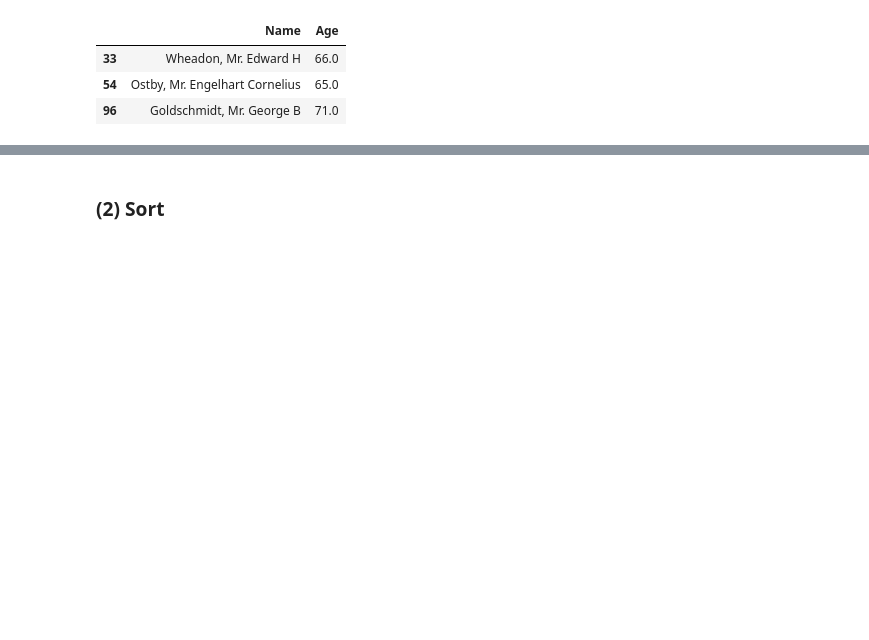
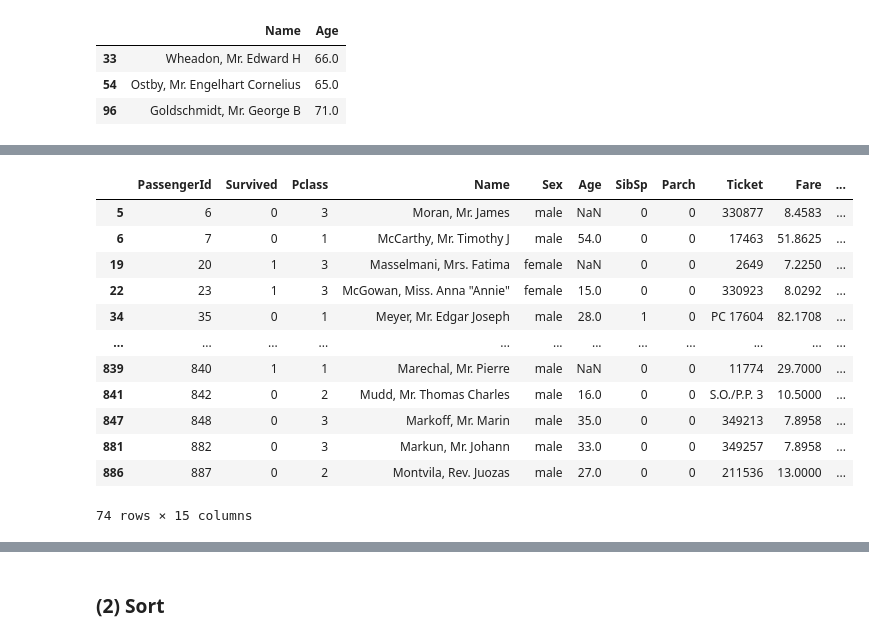
Before and after one commit to hjben/adp, a Jupyter notebook: 01_codebook_DATAFRAME.ipynb, the cells around one changed output, grey strips where cells are left out. Drawn from its saved outputs; the diff is of its cells as text; code cells hidden in the pictures; blank space fills up the shorter version.

```diff
--- a/01_codebook_DATAFRAME.ipynb
+++ b/01_codebook_DATAFRAME.ipynb
@@ -866,0 +971,3 @@ score
+# %%
+titanic_df['Age_0'] = 0
+titanic_df.head(3)
@@ -1579,3 +1704,19 @@ titanic_df[ (titanic_df['Age'] > 60) & (titanic_df['Pclass']==1) & (titanic_df['
 |  | PassengerId | Survived | Pclass | Name | Sex | Age | SibSp | Parch | Ticket | Fare | ... |
 | 275 | 276 | 1 | 1 | Andrews, Miss. Kornelia Theodosia | female | 63.0 | 1 | 0 | 13502 | 77.9583 | ... |
 | 829 | 830 | 1 | 1 | Stone, Mrs. George Nelson (Martha... | female | 62.0 | 0 | 0 | 113572 | 80.0000 | ... |
+# %%
+titanic_df[titanic_df['Name'].str.startswith('M')]
+# %% [output]
+|  | PassengerId | Survived | Pclass | Name | Sex | Age | SibSp | Parch | Ticket | Fare | ... |
+| 5 | 6 | 0 | 3 | Moran, Mr. James | male | NaN | 0 | 0 | 330877 | 8.4583 | ... |
+| 6 | 7 | 0 | 1 | McCarthy, Mr. Timothy J | male | 54.0 | 0 | 0 | 17463 | 51.8625 | ... |
+| 19 | 20 | 1 | 3 | Masselmani, Mrs. Fatima | female | NaN | 0 | 0 | 2649 | 7.2250 | ... |
+| 22 | 23 | 1 | 3 | McGowan, Miss. Anna "Annie" | female | 15.0 | 0 | 0 | 330923 | 8.0292 | ... |
+| 34 | 35 | 0 | 1 | Meyer, Mr. Edgar Joseph | male | 28.0 | 1 | 0 | PC 17604 | 82.1708 | ... |
+| ... | ... | ... | ... | ... | ... | ... | ... | ... | ... | ... | ... |
+| 839 | 840 | 1 | 1 | Marechal, Mr. Pierre | male | NaN | 0 | 0 | 11774 | 29.7000 | ... |
+| 841 | 842 | 0 | 2 | Mudd, Mr. Thomas Charles | male | 16.0 | 0 | 0 | S.O./P.P. 3 | 10.5000 | ... |
+| 847 | 848 | 0 | 3 | Markoff, Mr. Marin | male | 35.0 | 0 | 0 | 349213 | 7.8958 | ... |
+| 881 | 882 | 0 | 3 | Markun, Mr. Johann | male | 33.0 | 0 | 0 | 349257 | 7.8958 | ... |
+| 886 | 887 | 0 | 2 | Montvila, Rev. Juozas | male | 27.0 | 0 | 0 | 211536 | 13.0000 | ... |
+74 rows × 15 columns
```
Also changed, not shown: parts of 63 cells of this notebook.
